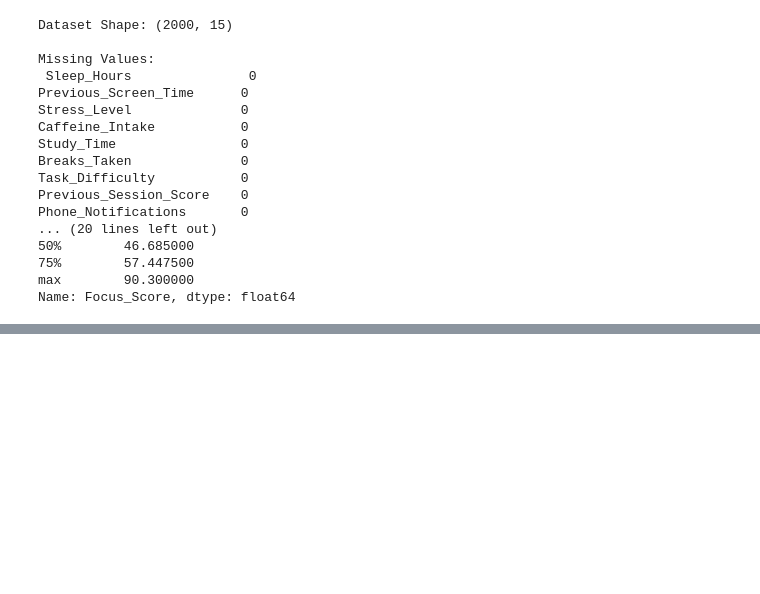
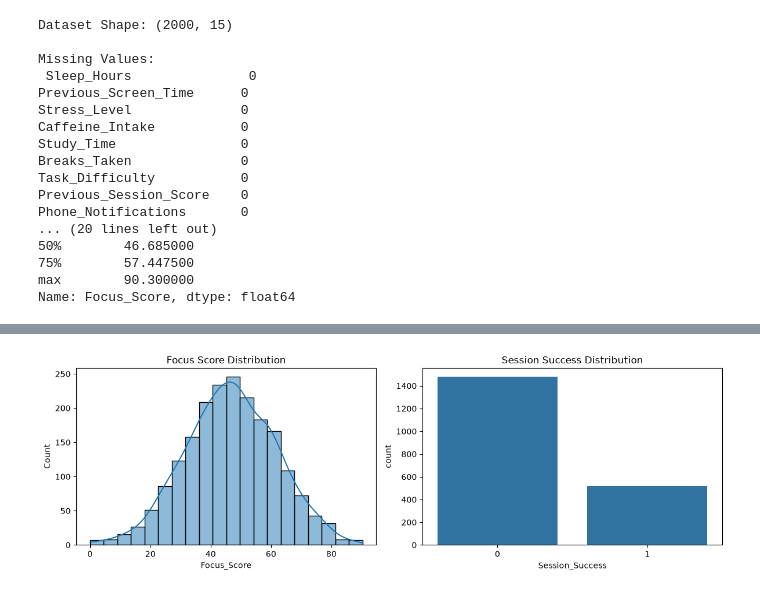
Before and after one commit to OmarGhamry/HCIA_FocusDNA_ML, a Jupyter notebook: Notebooks/FocusDNA.ipynb, the cells around one changed output, grey strips where cells are left out. Drawn from its saved outputs; the diff is of its cells as text; code cells hidden in the pictures; blank space fills up the shorter version.

```diff
--- a/Notebooks/FocusDNA.ipynb
+++ b/Notebooks/FocusDNA.ipynb
@@ -148,0 +181,16 @@ Name: Focus_Score, dtype: float64
+# %%
+import matplotlib.pyplot as plt
+import seaborn as sns
+
+fig, axes = plt.subplots(1, 2, figsize=(12, 4))
+
+sns.histplot(data=df, x="Focus_Score", bins=20, kde=True, ax=axes[0])
+axes[0].set_title("Focus Score Distribution")
+
+sns.countplot(data=df, x="Session_Success", ax=axes[1])
+axes[1].set_title("Session Success Distribution")
+
+plt.tight_layout()
+plt.show()
+# %% [output]
+[figure, added]
```
Also changed, not shown: parts of 28 cells of this notebook, 8 other files.
